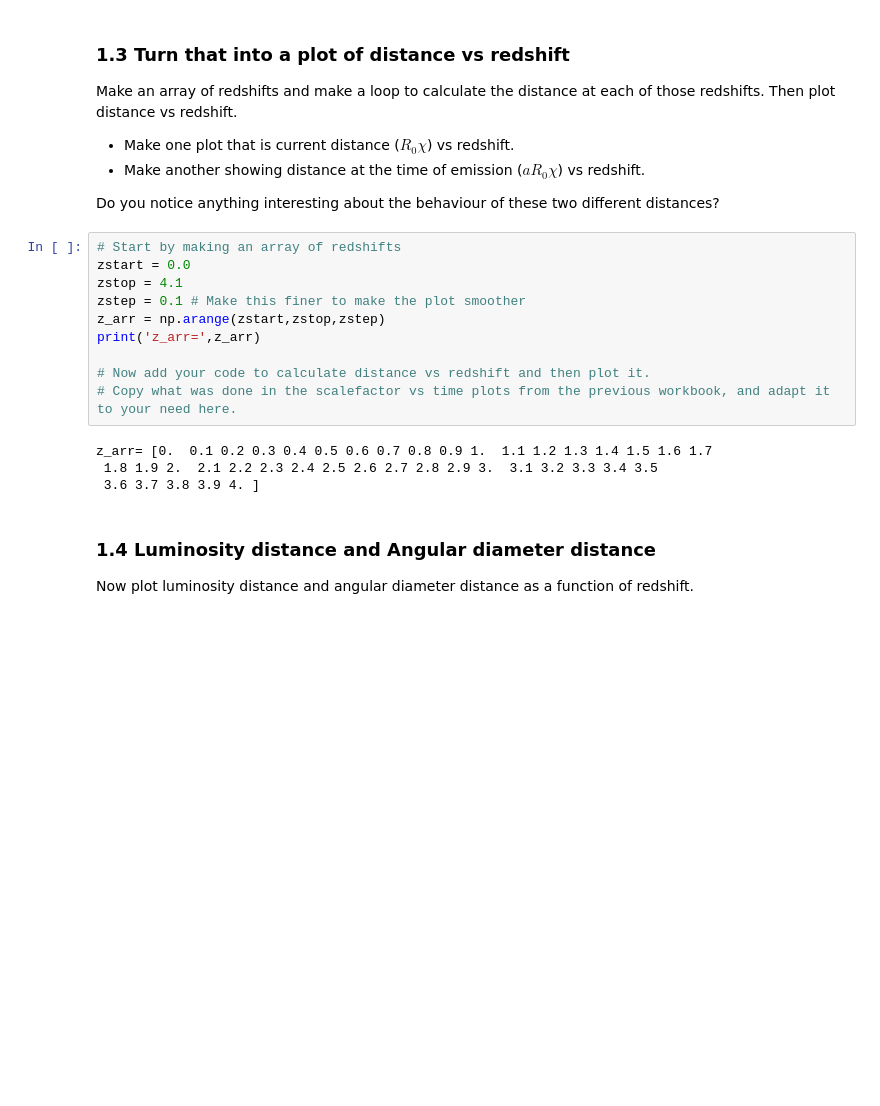
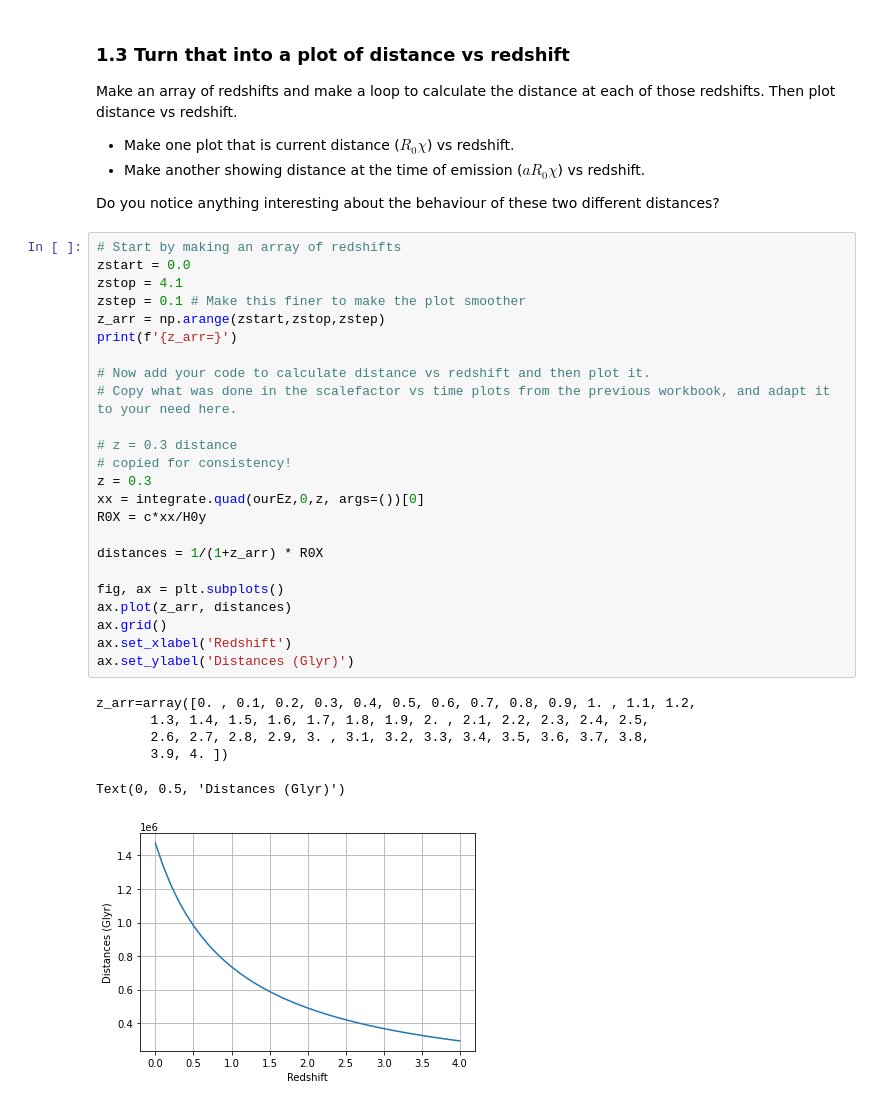
Before and after one commit to Eldred777/Cosmological_Project, a Jupyter notebook: DistancesInCosmology/Ciaran_distances.ipynb, the cells around one changed output. Drawn from its saved outputs; the diff is of its cells as text; blank space fills up the shorter version.

Commit message:
Distances and minor changes to intro

```diff
--- a/DistancesInCosmology/Ciaran_distances.ipynb
+++ b/DistancesInCosmology/Ciaran_distances.ipynb
@@ -90,18 +100,31 @@ Do you notice anything interesting about the behaviour of these two different di
 # %%
 # Start by making an array of redshifts
 zstart = 0.0
 zstop = 4.1
 zstep = 0.1 # Make this finer to make the plot smoother
 z_arr = np.arange(zstart,zstop,zstep)
-print('z_arr=',z_arr)
+print(f'{z_arr=}')
 
 # Now add your code to calculate distance vs redshift and then plot it.
 # Copy what was done in the scalefactor vs time plots from the previous workbook, and adapt it to your need here.
+
+# z = 0.3 distance
+# copied for consistency!
+z = 0.3
+xx = integrate.quad(ourEz,0,z, args=())[0]
+R0X = c*xx/H0y
+
+distances = 1/(1+z_arr) * R0X
+
+fig, ax = plt.subplots()
+ax.plot(z_arr, distances)
+ax.grid()
+ax.set_xlabel('Redshift')
+ax.set_ylabel('Distances (Glyr)')
 # %% [output]
-z_arr= [0.  0.1 0.2 0.3 0.4 0.5 0.6 0.7 0.8 0.9 1.  1.1 1.2 1.3 1.4 1.5 1.6 1.7
- 1.8 1.9 2.  2.1 2.2 2.3 2.4 2.5 2.6 2.7 2.8 2.9 3.  3.1 3.2 3.3 3.4 3.5
- 3.6 3.7 3.8 3.9 4. ]
+z_arr=array([0. , 0.1, 0.2, 0.3, 0.4, 0.5, 0.6, 0.7, 0.8, 0.9, 1. , 1.1, 1.2,
+       1.3, 1.4, 1.5, 1.6, 1.7, 1.8, 1.9, 2. , 2.1, 2.2, 2.3, 2.4, 2.5,
+       2.6, 2.7, 2.8, 2.9, 3. , 3.1, 3.2, 3.3, 3.4, 3.5, 3.6, 3.7, 3.8,
+       3.9, 4. ])
+Text(0, 0.5, 'Distances (Glyr)')
+[figure, added]
-# %% [markdown]
-### 1.4 Luminosity distance and Angular diameter distance
-
-Now plot luminosity distance and angular diameter distance as a function of redshift.
```
Also changed, not shown: parts of 9 cells of this notebook, 1 other file.
